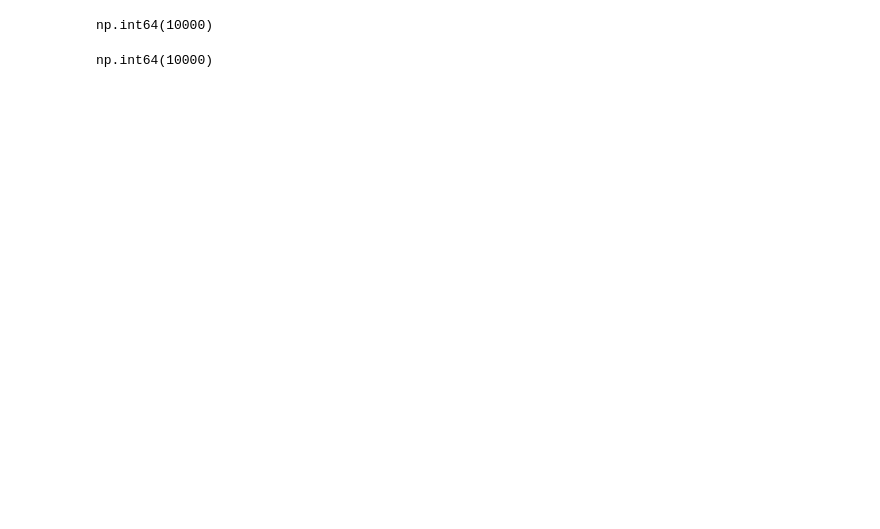
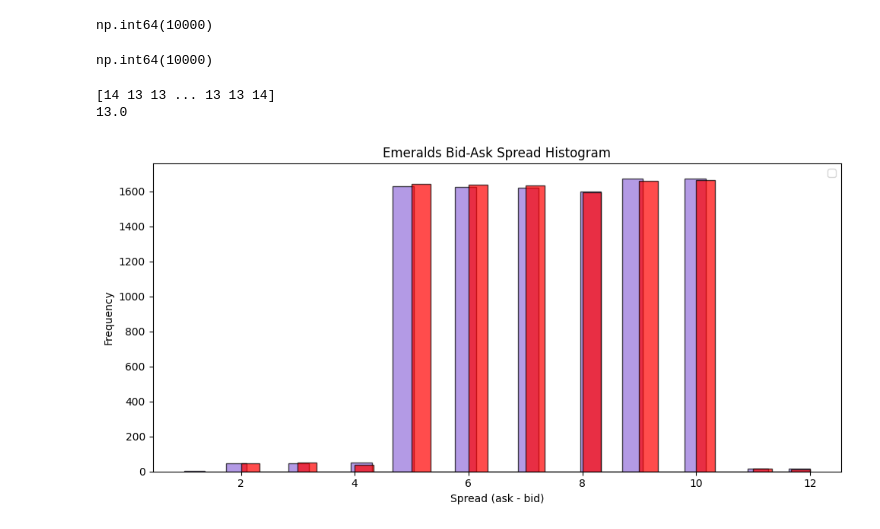
Before and after one commit to AlexnBray/imc_prosperity_tutorial, a Jupyter notebook: explore.ipynb, the cells around one changed output. Saved outputs shown, nothing was run; the diff lists cells and outputs as text; code cells hidden in the pictures; blank space fills up the shorter version.

```diff
--- a/explore.ipynb
+++ b/explore.ipynb
@@ -89,3 +91,29 @@ np.int64(10000)
 df_e['ask_price_1'].min()
 # %% [output]
 np.int64(10000)
+# %%
+spread = df_t['ask_price_1'].values - df_t['bid_price_1'].values
+
+print(spread)
+
+
+mean_spread = spread[1].mean()
+
+print(mean_spread)
+# %% [output]
+[14 13 13 ... 13 13 14]
+13.0
+# %%
+plt.figure(figsize=(10, 5))
+plt.hist(df_t['ask_volume_1'].values, bins=30, color='mediumpurple', edgecolor='black', alpha=0.7)
+plt.hist(df_t['bid_volume_1'].values, bins=30, color='red', edgecolor='black', alpha=0.7)
+#plt.axvline(mean_spread, color='lime', linewidth=1.5, linestyle='--', label=f'Mean = {mean_spread:.2f}')
+
+plt.title('Emeralds Bid-Ask Spread Histogram')
+plt.xlabel('Spread (ask - bid)')
+plt.ylabel('Frequency')
+plt.legend()
+plt.tight_layout()
+plt.show()
+# %% [output]
+[figure, added]
```
Also changed, not shown: parts of 6 cells of this notebook, 3 other files.
